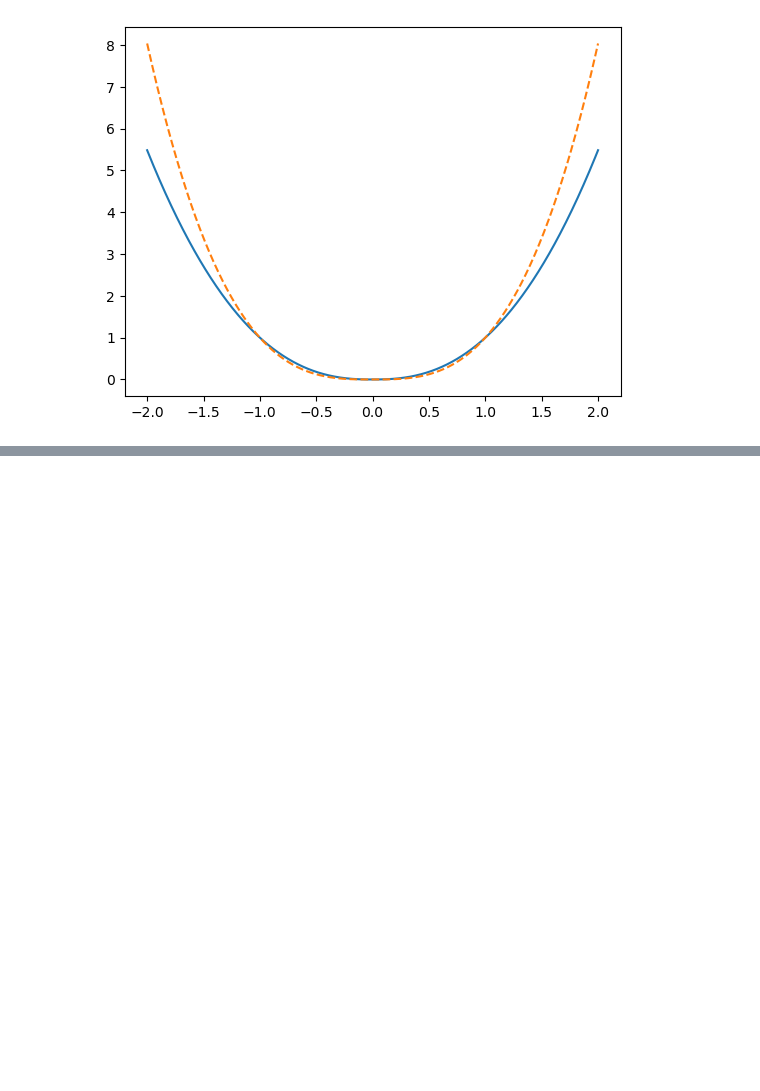
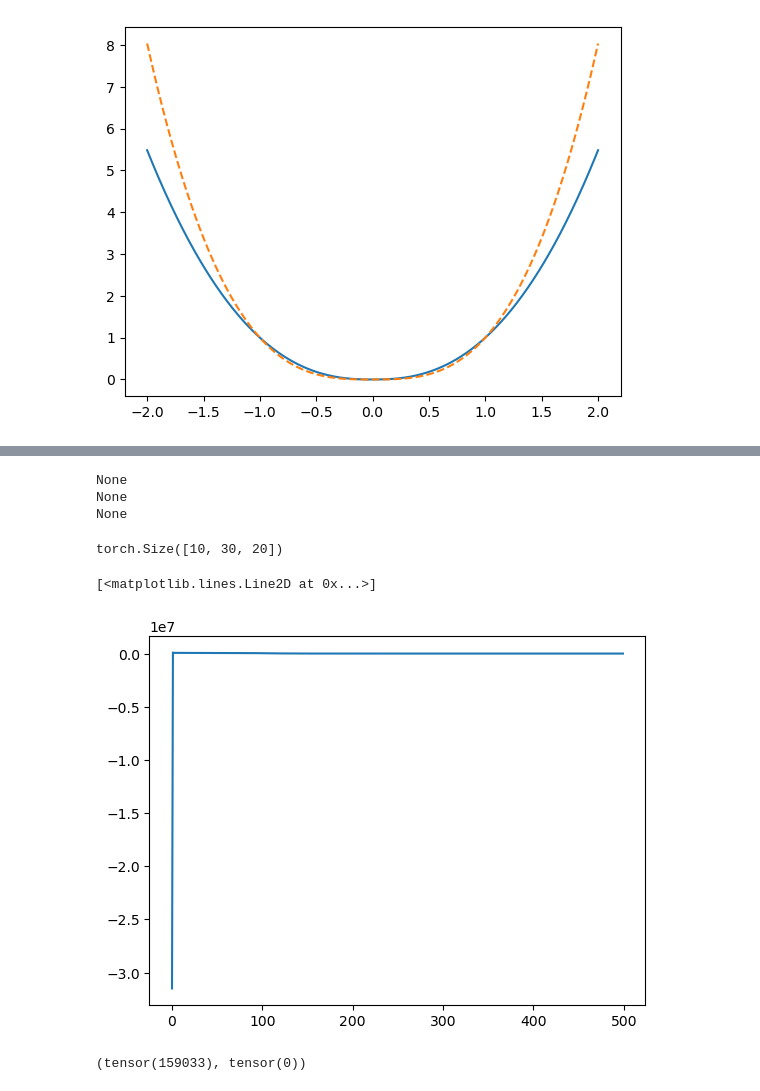
Before and after one commit to m-raj/microstructure-dependent-material-model, a Jupyter notebook: evp.ipynb, the cells around one changed output, grey strips where cells are left out. Drawn from its saved outputs; the diff is of its cells as text; code cells hidden in the pictures; blank space fills up the shorter version.

```diff
--- a/evp.ipynb
+++ b/evp.ipynb
@@ -140,0 +236,23 @@ plt.plot(x_test.detach().numpy()[:,0], out_pred_test.detach().numpy()[:,0], '--'
+# %%
+for param in mm.parameters():
+    if param.grad is None:
+        print(param.grad)
+# %% [output]
+None
+None
+None
+# %%
+a = torch.randn(10, 1, 20)
+b = torch.randn(10, 30, 20)
+a.expand(b.shape).shape
+# %% [output]
+torch.Size([10, 30, 20])
+# %%
+plt.plot(lam[9,:].detach())
+# %% [output]
+[<matplotlib.lines.Line2D at 0x...>]
+[figure, added]
+# %%
+y_pred.isnan().sum(), y.isnan().sum()
+# %% [output]
+(tensor(159033), tensor(0))
```
Also changed, not shown: parts of 11 cells of this notebook, 1 other file.
